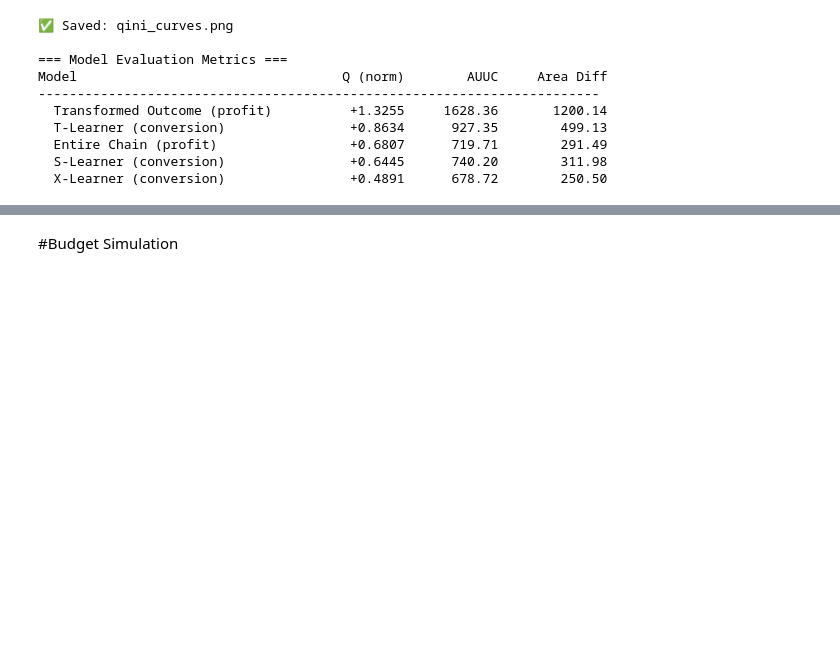
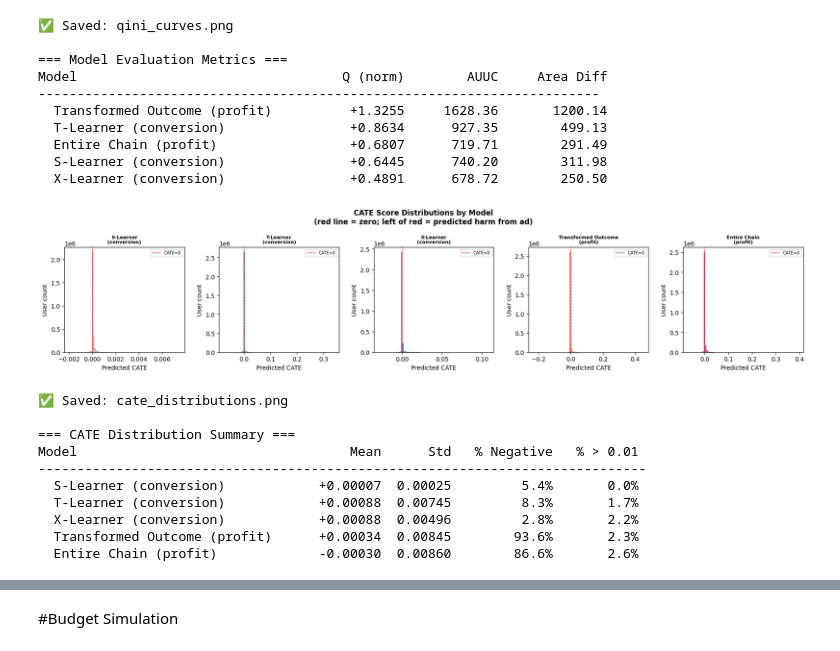
Before and after one commit to ShaniaZac-24/Profit-Modelling-on-Criteo-Dataset, a Jupyter notebook: Thesis!.ipynb, the cells around one changed output, grey strips where cells are left out. Drawn from its saved outputs; the diff is of its cells as text; code cells hidden in the pictures; blank space fills up the shorter version.

```diff
--- a/Thesis!.ipynb
+++ b/Thesis!.ipynb
@@ -1023,3 +1062,43 @@ Model                                  Q (norm)        AUUC     Area Diff
   Entire Chain (profit)                 +0.6807      719.71        291.49
   S-Learner (conversion)                +0.6445      740.20        311.98
   X-Learner (conversion)                +0.4891      678.72        250.50
+# %%
+fig, axes = plt.subplots(1, 5, figsize=(18, 4))
+for ax, (name, scores) in zip(axes, cate_scores.items()):
+    ax.hist(scores, bins=80, color=COLORS[name], alpha=0.8)
+    ax.axvline(0, color='red', linestyle='--', linewidth=1, label='CATE=0')
+    ax.set_title(name.replace(' (', '\n('), fontsize=8, fontweight='bold')
+    ax.set_xlabel('Predicted CATE')
+    ax.set_ylabel('User count')
+    ax.legend(fontsize=7)
+
+plt.suptitle('CATE Score Distributions by Model\n'
+             '(red line = zero; left of red = predicted harm from ad)',
+             fontsize=12, fontweight='bold')
+plt.tight_layout()
+plt.savefig('/content/drive/MyDrive/cate_distributions.png', dpi=150)
+plt.show()
+print("✅ Saved: cate_distributions.png")
+
+# Summary statistics per model
+print("\n=== CATE Distribution Summary ===")
+print(f"{'Model':<35} {'Mean':>8} {'Std':>8} "
+      f"{'% Negative':>12} {'% > 0.01':>10}")
+print("-" * 78)
+for name, scores in cate_scores.items():
+    pct_neg  = (scores < 0).mean() * 100
+    pct_high = (scores > 0.01).mean() * 100
+    print(f"  {name:<33} {scores.mean():>+8.5f} {scores.std():>8.5f} "
+          f"{pct_neg:>11.1f}% {pct_high:>9.1f}%")
+# %% [output]
+[figure, added]
+✅ Saved: cate_distributions.png
+
+=== CATE Distribution Summary ===
+Model                                   Mean      Std   % Negative   % > 0.01
+------------------------------------------------------------------------------
+  S-Learner (conversion)            +0.00007  0.00025         5.4%       0.0%
+  T-Learner (conversion)            +0.00088  0.00745         8.3%       1.7%
+  X-Learner (conversion)            +0.00088  0.00496         2.8%       2.2%
+  Transformed Outcome (profit)      +0.00034  0.00845        93.6%       2.3%
+  Entire Chain (profit)             -0.00030  0.00860        86.6%       2.6%
```
Also changed, not shown: parts of 2 cells of this notebook.
